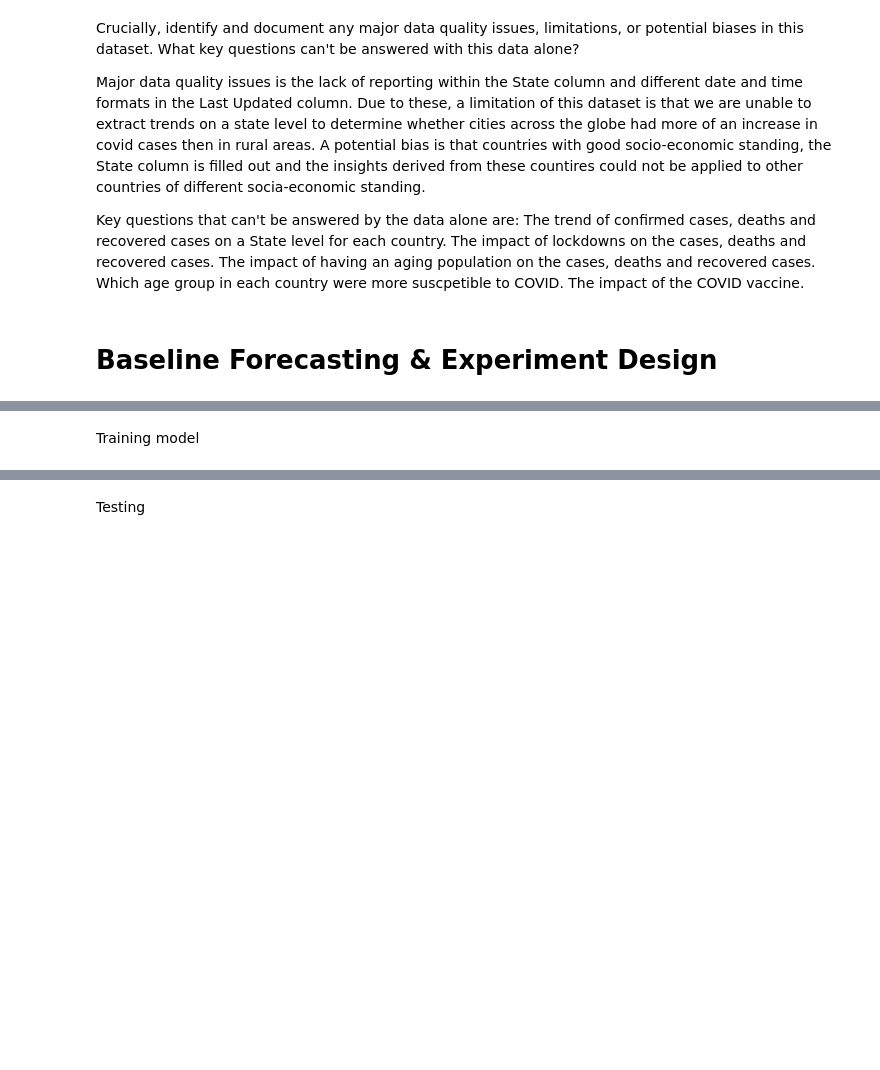
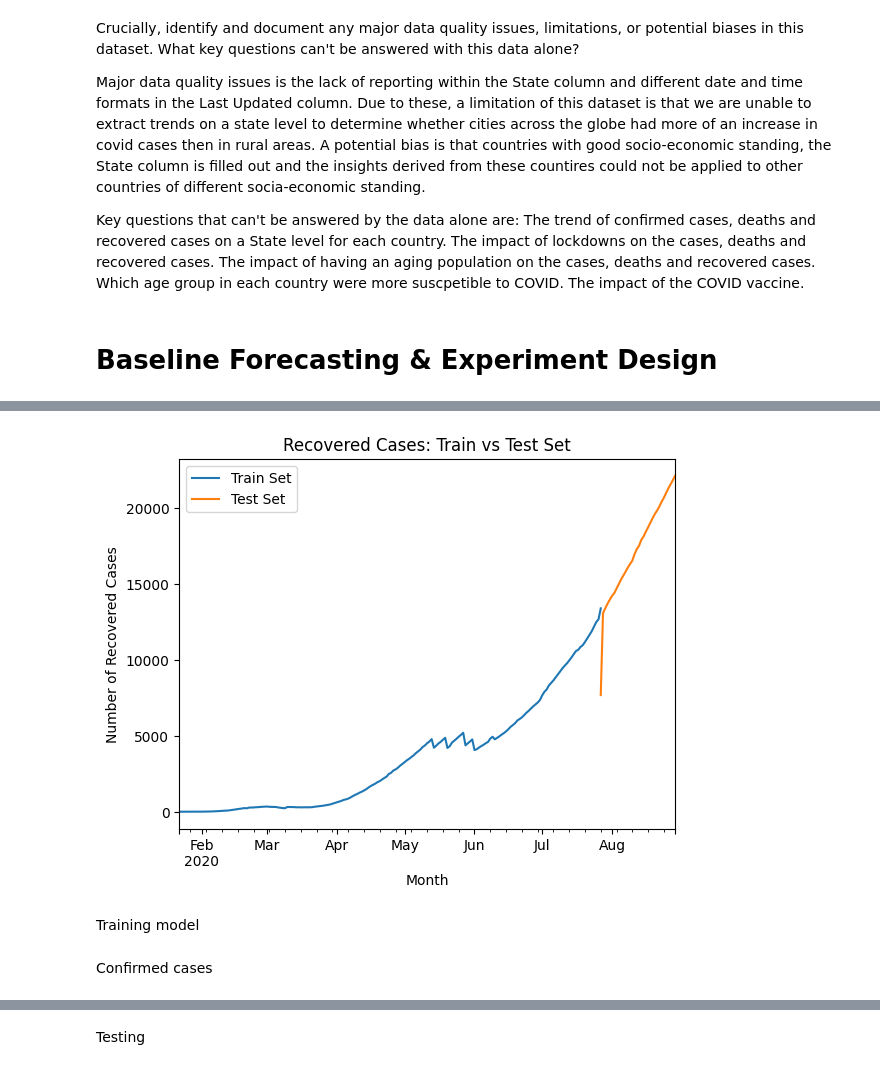
Before and after one commit to TavneetKB/Naimuri-coding-assessment, a Jupyter notebook: Technical_Challenge_Answer.ipynb, the cells around one changed output, grey strips where cells are left out. Cells and saved outputs as stored; diff of their text form; code cells hidden in the pictures; blank space fills up the shorter version.

```diff
--- a/Technical_Challenge_Answer.ipynb
+++ b/Technical_Challenge_Answer.ipynb
@@ -237,2 +293,15 @@ GARCH with LSTM model using tensorflow
+# %%
+
+y3_train.groupby('ObservationDate').mean().plot()
+y3_test.groupby('ObservationDate').mean().plot()
+plt.xlabel('Month')
+plt.ylabel('Number of Recovered Cases')
+plt.title('Recovered Cases: Train vs Test Set')
+plt.legend(['Train Set', 'Test Set'])
+plt.show()
+# %% [output]
+[figure, added]
 # %% [markdown]
 Training model
+# %% [markdown]
+Confirmed cases
```
Also changed, not shown: parts of 23 cells of this notebook.
